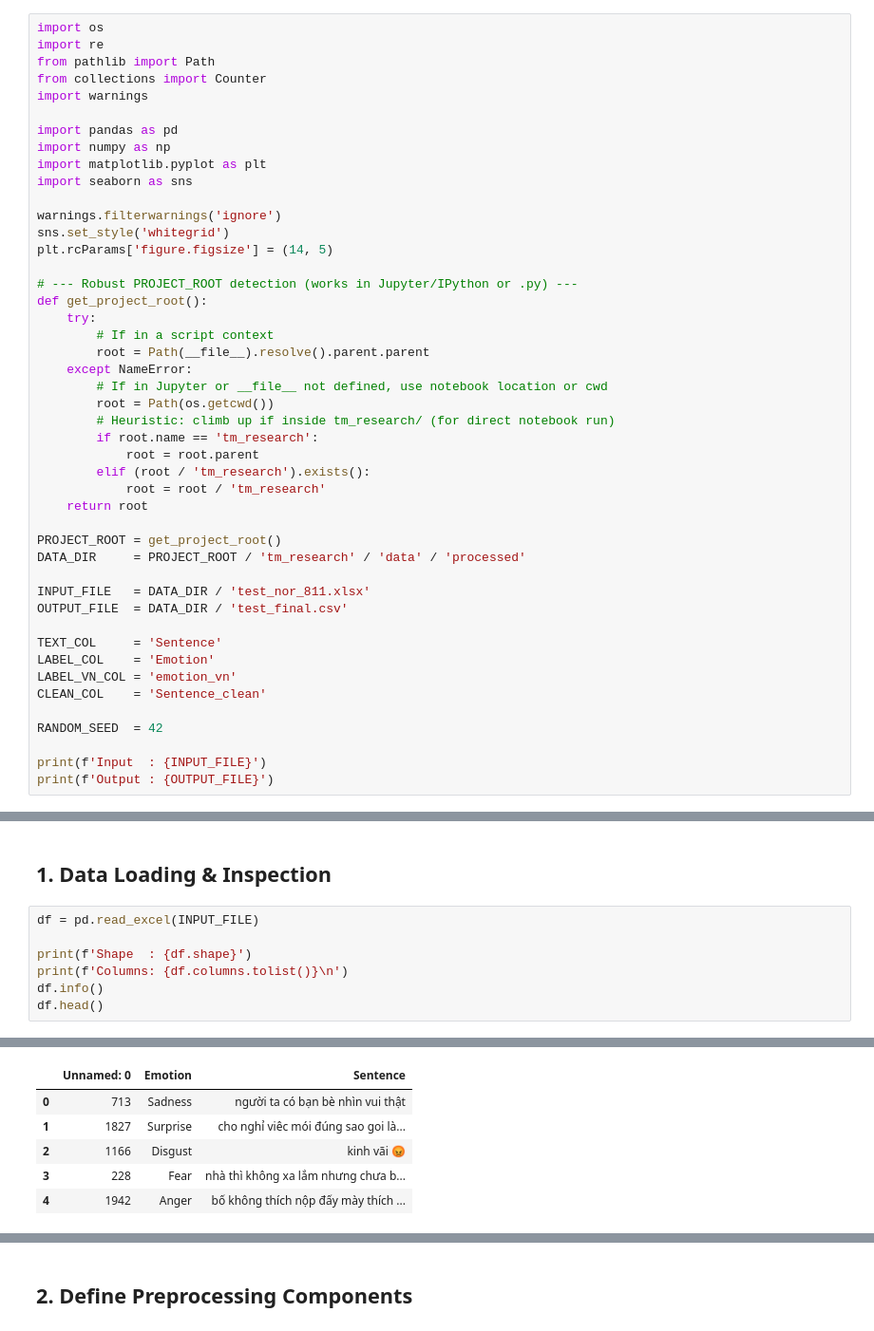
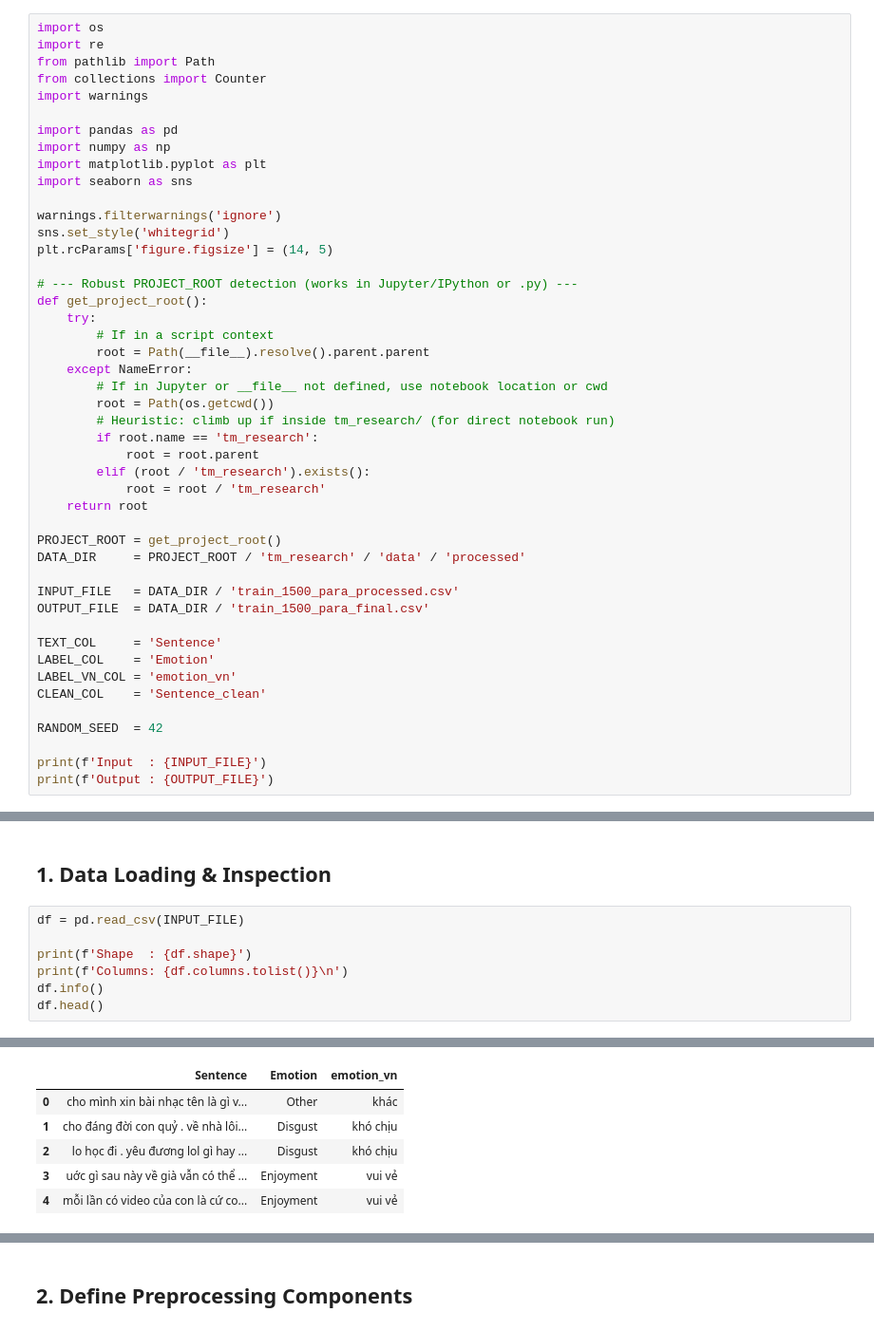
Before and after one commit to giahuy1310/topicmodeling, a Jupyter notebook: tm_research/DataPreprocessing.ipynb, the cells around one changed output, grey strips where cells are left out. Shown at 95% size. Cells and saved outputs as stored; diff of their text form.

```diff
--- a/tm_research/DataPreprocessing.ipynb
+++ b/tm_research/DataPreprocessing.ipynb
@@ -67,8 +67,8 @@ def get_project_root():
 PROJECT_ROOT = get_project_root()
 DATA_DIR     = PROJECT_ROOT / 'tm_research' / 'data' / 'processed'
 
-INPUT_FILE   = DATA_DIR / 'test_nor_811.xlsx'
-OUTPUT_FILE  = DATA_DIR / 'test_final.csv'
+INPUT_FILE   = DATA_DIR / 'train_1500_para_processed.csv'
+OUTPUT_FILE  = DATA_DIR / 'train_1500_para_final.csv'
 
 TEXT_COL     = 'Sentence'
 LABEL_COL    = 'Emotion'
@@ -85,7 +85,7 @@ Output : /Users/giahuy/Documents/GitHub/topicmodeling/tm_research/data/processed
 # %% [markdown]
 ## 1. Data Loading & Inspection
 # %%
-df = pd.read_excel(INPUT_FILE)
+df = pd.read_csv(INPUT_FILE)
 
 print(f'Shape  : {df.shape}')
 print(f'Columns: {df.columns.tolist()}\n')
@@ -108,9 +108,9 @@ memory usage: 16.4+ KB
-|  | Unnamed: 0 | Emotion | Sentence |
-| 0 | 713 | Sadness | người ta có bạn bè nhìn vui thật |
-| 1 | 1827 | Surprise | cho nghỉ viêc mói đúng sao goi là... |
-| 2 | 1166 | Disgust | kinh vãi 😡 |
-| 3 | 228 | Fear | nhà thì không xa lắm nhưng chưa b... |
-| 4 | 1942 | Anger | bố không thích nộp đấy mày thích ... |
+|  | Sentence | Emotion | emotion_vn |
+| 0 | cho mình xin bài nhạc tên là gì v... | Other | khác |
+| 1 | cho đáng đời con quỷ . về nhà lôi... | Disgust | khó chịu |
+| 2 | lo học đi . yêu đương lol gì hay ... | Disgust | khó chịu |
+| 3 | uớc gì sau này về già vẫn có thể ... | Enjoyment | vui vẻ |
+| 4 | mỗi lần có video của con là cứ co... | Enjoyment | vui vẻ |
 # %%
 required_cols = [TEXT_COL, LABEL_COL]
 for c in required_cols:
```
Also changed, not shown: parts of 11 cells of this notebook, 5 other files.
